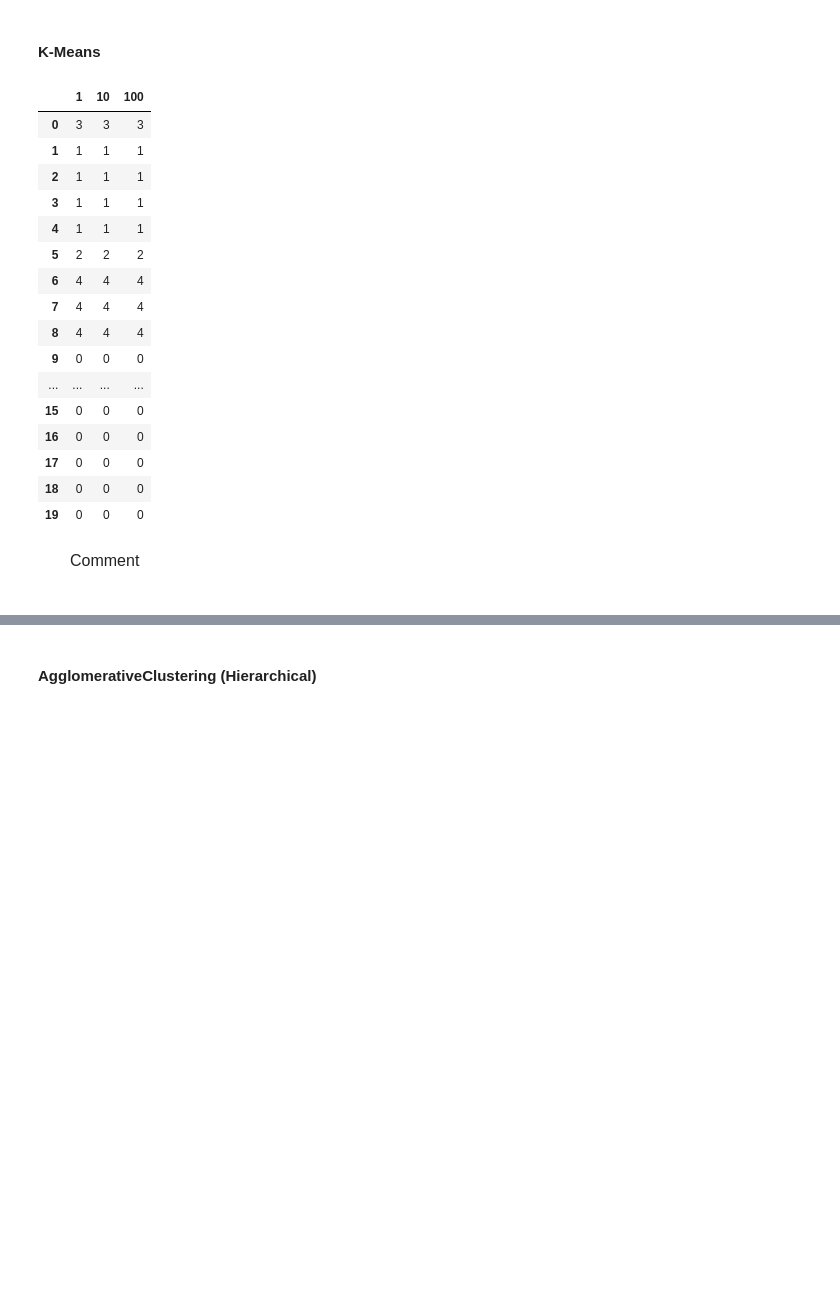
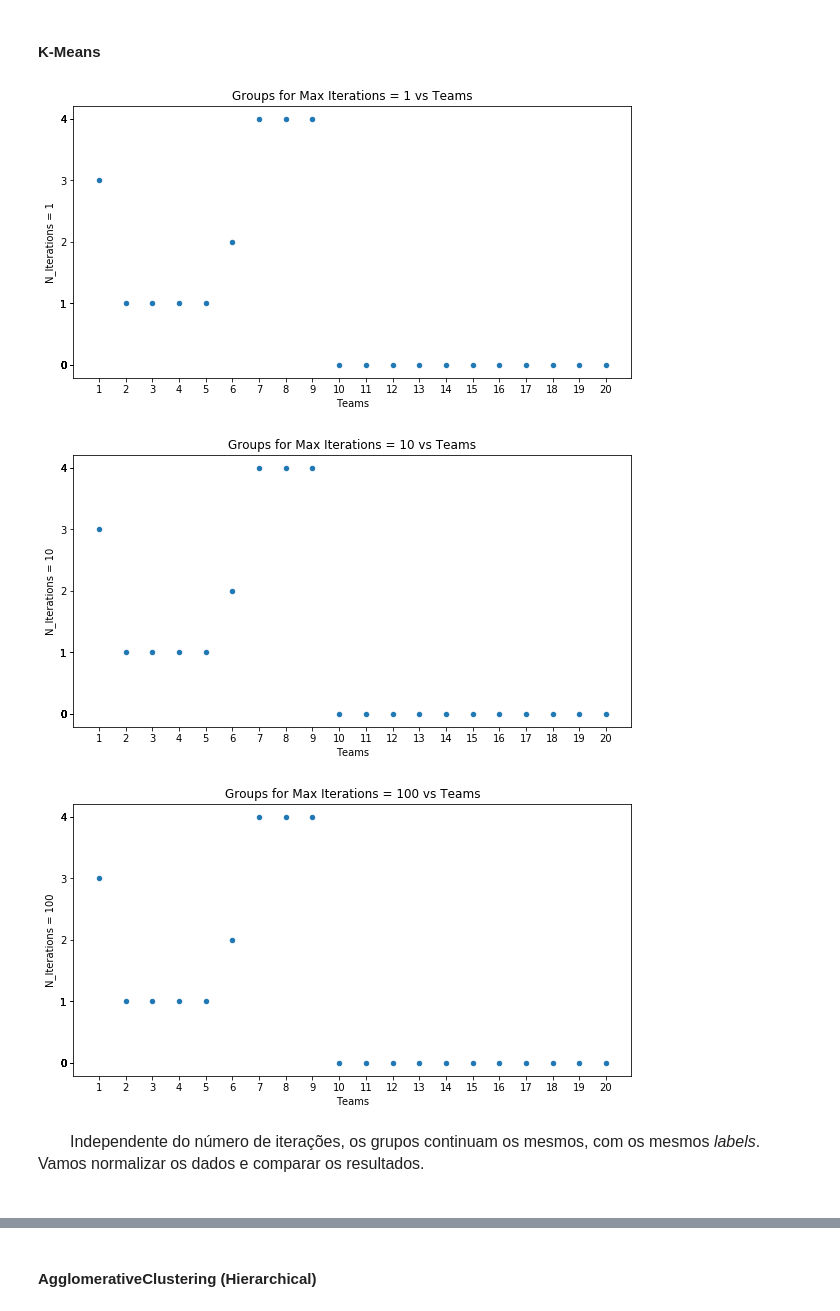
Before and after one commit to MatheusGSantos/AI, a Jupyter notebook: Projeto 1/Prova 2.ipynb, the cells around one changed output, grey strips where cells are left out. Saved outputs shown, nothing was run; the diff lists cells and outputs as text; code cells hidden in the pictures; blank space fills up the shorter version.

```diff
--- a/Projeto 1/Prova 2.ipynb
+++ b/Projeto 1/Prova 2.ipynb
@@ -634,24 +634,28 @@ for each_case in [1,10,100]:
 # %%
 results = np.append(labels_k[1], np.append(labels_k[10], labels_k[100], axis=1), axis=1)
 results = pd.DataFrame(results, columns=labels_k.keys())
-results
-# %% [output]
-|  | 1 | 10 | 100 |
-| 0 | 3 | 3 | 3 |
-| 1 | 1 | 1 | 1 |
-| 2 | 1 | 1 | 1 |
-| 3 | 1 | 1 | 1 |
-| 4 | 1 | 1 | 1 |
-| 5 | 2 | 2 | 2 |
-| 6 | 4 | 4 | 4 |
-| 7 | 4 | 4 | 4 |
-| 8 | 4 | 4 | 4 |
-| 9 | 0 | 0 | 0 |
-| ... | ... | ... | ... |
-| 15 | 0 | 0 | 0 |
-| 16 | 0 | 0 | 0 |
-| 17 | 0 | 0 | 0 |
-| 18 | 0 | 0 | 0 |
-| 19 | 0 | 0 | 0 |
-# %% [markdown]
-<font size="3">&emsp;&emsp;Comment</font><br><br>
+# %%
+df = np.array([x for x in range(1,21)]).reshape(-20,1)
+df = np.append(results.to_numpy(), df, axis=1)
+df = pd.DataFrame(df, columns=['N_Iterations = 1', 'N_Iterations = 10', 'N_Iterations = 100', 'Teams'])
+
+# Max_iterations = 1
+df.plot.scatter(x='Teams',y='N_Iterations = 1',figsize=(10,5), title='Groups for Max Iterations = 1 vs Teams')
+rand_var = plt.xticks(df['Teams'])
+rand_var = plt.yticks(df['N_Iterations = 1'])
+
+# Max_iterations = 10
+df.plot.scatter(x='Teams',y='N_Iterations = 10',figsize=(10,5), title='Groups for Max Iterations = 10 vs Teams')
+rand_var = plt.xticks(df['Teams'])
+rand_var = plt.yticks(df['N_Iterations = 10'])
+
+# Max_iterations = 100
+df.plot.scatter(x='Teams',y='N_Iterations = 100',figsize=(10,5), title='Groups for Max Iterations = 100 vs Teams')
+rand_var = plt.xticks(df['Teams'])
+rand_var = plt.yticks(df['N_Iterations = 100'])
+# %% [output]
+[figure, added]
+[figure, added]
+[figure, added]
+# %% [markdown]
+<font size="3">&emsp;&emsp;Independente do número de iterações, os grupos continuam os mesmos, com os mesmos *labels*. Vamos normalizar os dados e comparar os resultados.</font><br><br>
```
Also changed, not shown: parts of 9 cells of this notebook.
